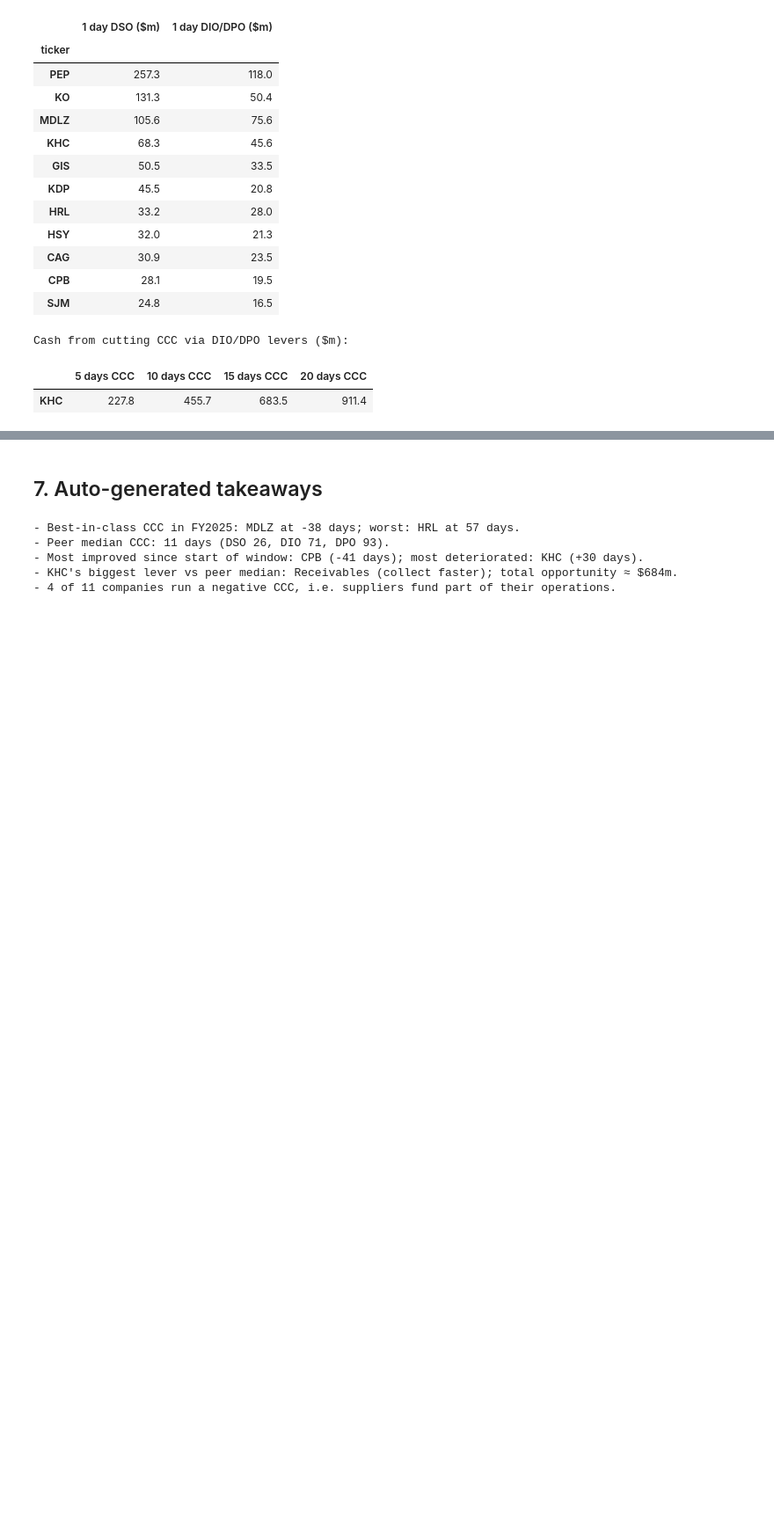
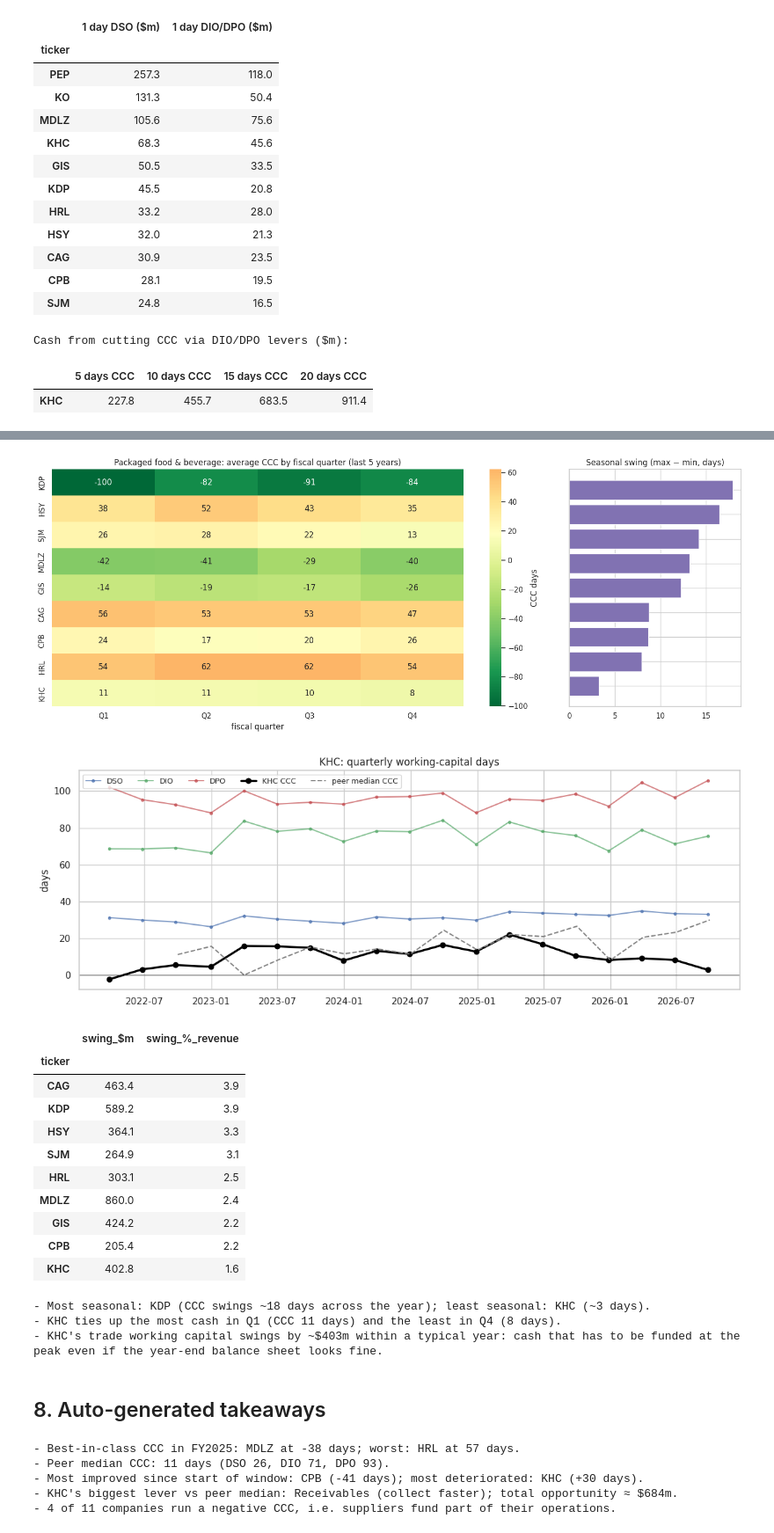
Before and after one commit to riyagupta2455/working-capital-benchmark, a Jupyter notebook: working_capital_benchmark.ipynb, the cells around one changed output, grey strips where cells are left out. Shown at 88% size. Cells and saved outputs as stored; diff of their text form; code cells hidden in the pictures; blank space fills up the shorter version.

Commit message:
Add seasonality section from quarterly 10-Q data

```diff
--- a/working_capital_benchmark.ipynb
+++ b/working_capital_benchmark.ipynb
@@ -510,5 +622,74 @@ Cash from cutting CCC via DIO/DPO levers ($m):
+# %%
+# 7b. Seasonal profile: average CCC in each fiscal quarter
+prof = qp.groupby(["ticker", "fq"])["CCC"].mean().unstack().reindex(columns=[1, 2, 3, 4])
+prof = prof[prof.notna().sum(axis=1) == 4]   # need all four quarters to talk about seasonality
+prof["swing"] = prof.max(axis=1) - prof.min(axis=1)
+prof = prof.sort_values("swing", ascending=False)
+
+fig, axes = plt.subplots(1, 2, figsize=(15, 0.45 * len(prof) + 2), gridspec_kw={"width_ratios": [3, 1]})
+sns.heatmap(prof[[1, 2, 3, 4]], annot=True, fmt=".0f", cmap="RdYlGn_r", ax=axes[0],
+            center=prof[[1, 2, 3, 4]].stack().median(), cbar_kws={"label": "CCC days"})
+axes[0].set_xticklabels(["Q1", "Q2", "Q3", "Q4"]); axes[0].set_xlabel("fiscal quarter"); axes[0].set_ylabel("")
+axes[0].set_title(f"{INDUSTRY}: average CCC by fiscal quarter (last {N_Q_YEARS} years)")
+axes[1].barh(prof.index, prof["swing"], color="#8172B2"); axes[1].invert_yaxis()
+axes[1].set_title("Seasonal swing (max − min, days)"); axes[1].set_yticklabels([])
+plt.tight_layout(); plt.show()
+
+# 7c. Target's quarterly cycle over time vs the peer median
+tq = qp[qp["ticker"] == TARGET].set_index("q_end").sort_index()
+grp = qp.groupby(qp["q_end"].dt.to_period("Q"))["CCC"]
+peer_med = grp.median()[grp.count() >= 0.5 * qp["ticker"].nunique()]   # skip quarters only a few peers have reported yet
+peer_med.index = peer_med.index.to_timestamp(how="end")
+fig, ax = plt.subplots(figsize=(12, 4.5))
+for col, c in [("DSO", "#4C72B0"), ("DIO", "#55A868"), ("DPO", "#C44E52")]:
+    ax.plot(tq.index, tq[col], marker=".", color=c, alpha=0.7, label=col)
+ax.plot(tq.index, tq["CCC"], marker="o", lw=2.5, color="black", label=f"{TARGET} CCC")
+ax.plot(peer_med.index, peer_med.values, "--", color="grey", label="peer median CCC")
+ax.axhline(0, color="black", lw=0.6)
+ax.set_title(f"{TARGET}: quarterly working-capital days"); ax.set_ylabel("days")
+ax.legend(ncol=5, fontsize=9, loc="upper left")
+plt.tight_layout(); plt.show()
+
+# 7d. Seasonal cash need: how far trade working capital swings within a fiscal year
+full_years = qp.groupby(["ticker", "fy"]).filter(lambda g: g["fq"].nunique() == 4)
+wc_swing = (full_years.groupby(["ticker", "fy"])
+            .agg(swing=("trade_wc", lambda s: s.max() - s.min()), rev=("revenue", "sum"))
+            .groupby("ticker").mean())
+wc_swing["swing_$m"] = wc_swing["swing"] / 1e6
+wc_swing["swing_%_revenue"] = wc_swing["swing"] / wc_swing["rev"] * 100
+wc_swing = wc_swing[["swing_$m", "swing_%_revenue"]].sort_values("swing_%_revenue", ascending=False)
+display(wc_swing)
+
+# takeaways
+most, least = prof["swing"].idxmax(), prof["swing"].idxmin()
+print(f"- Most seasonal: {most} (CCC swings ~{prof.loc[most, 'swing']:.0f} days across the year); "
+      f"least seasonal: {least} (~{prof.loc[least, 'swing']:.0f} days).")
+if TARGET in prof.index:
+    tp = prof.loc[TARGET, [1, 2, 3, 4]]
+    print(f"- {TARGET} ties up the most cash in Q{int(tp.idxmax())} (CCC {tp.max():.0f} days) "
+          f"and the least in Q{int(tp.idxmin())} ({tp.min():.0f} days).")
+if TARGET in wc_swing.index:
+    print(f"- {TARGET}'s trade working capital swings by ~${wc_swing.loc[TARGET, 'swing_$m']:,.0f}m within a typical year: "
+          f"cash that has to be funded at the peak even if the year-end balance sheet looks fine.")
+# %% [output]
+[figure, added]
+[figure, added]
+|  | swing_$m | swing_%_revenue |
+| ticker |  |  |
+| CAG | 463.4 | 3.9 |
+| KDP | 589.2 | 3.9 |
+| HSY | 364.1 | 3.3 |
+| SJM | 264.9 | 3.1 |
+| HRL | 303.1 | 2.5 |
+| MDLZ | 860.0 | 2.4 |
+| GIS | 424.2 | 2.2 |
+| CPB | 205.4 | 2.2 |
+| KHC | 402.8 | 1.6 |
+- Most seasonal: KDP (CCC swings ~18 days across the year); least seasonal: KHC (~3 days).
+- KHC ties up the most cash in Q1 (CCC 11 days) and the least in Q4 (8 days).
+- KHC's trade working capital swings by ~$403m within a typical year: cash that has to be funded at the peak even if the year-end balance sheet looks fine.
 # %% [markdown]
-## 7. Auto-generated takeaways
+## 8. Auto-generated takeaways
 # %%
 best, worst = latest["CCC"].idxmin(), latest["CCC"].idxmax()
 first = m.groupby("ticker")["fy"].min()
```
Also changed, not shown: parts of 6 cells of this notebook.
